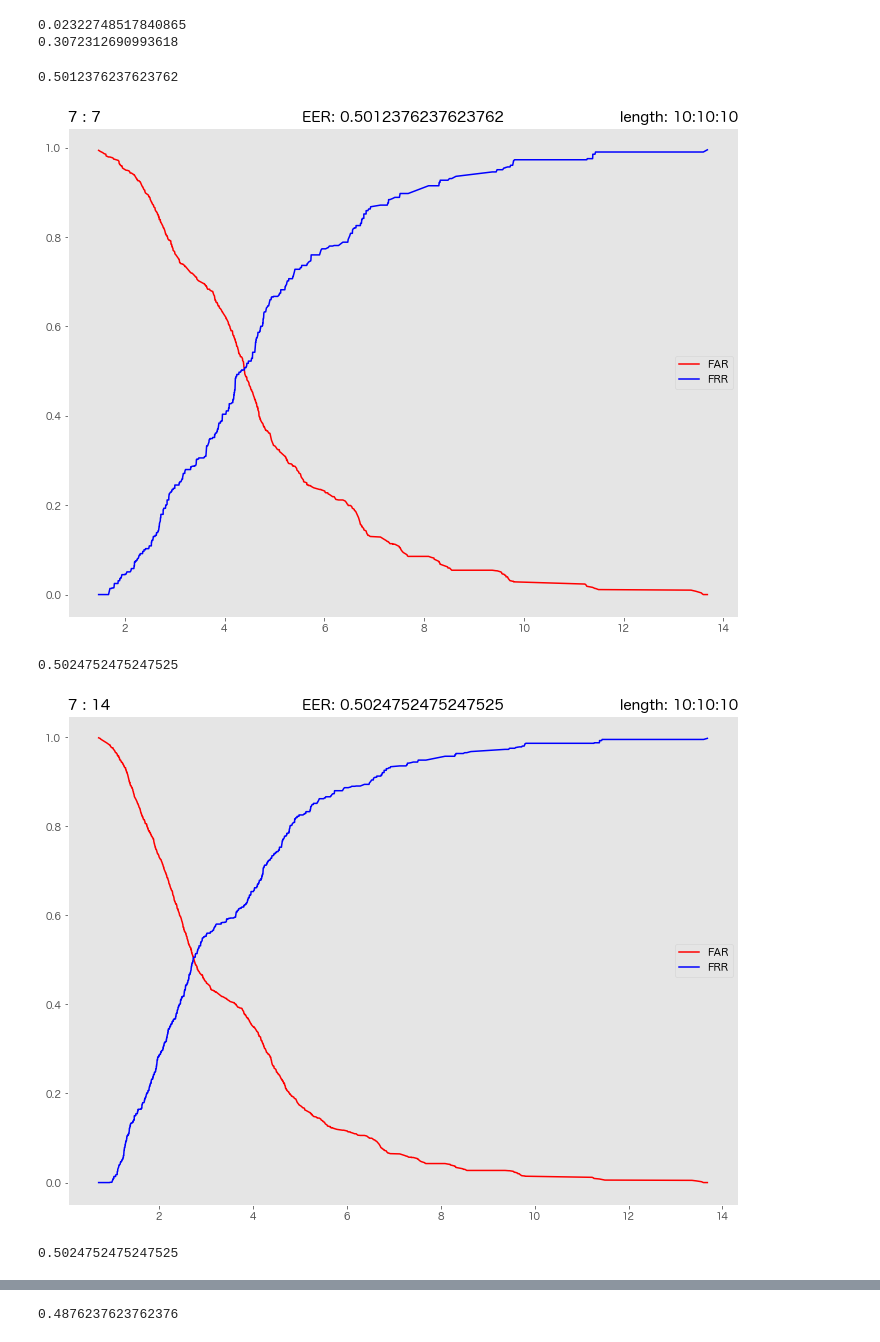
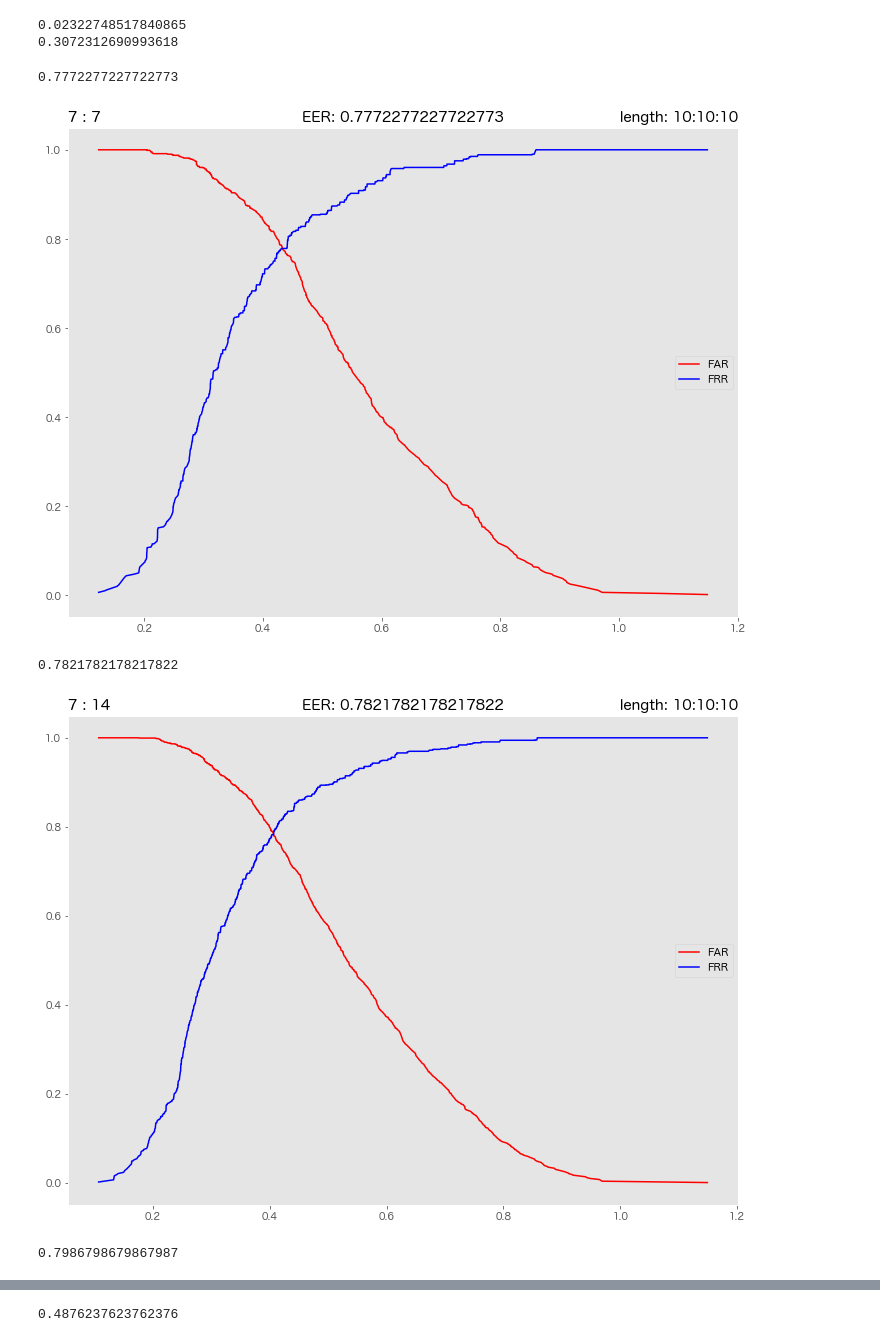
Before and after one commit to Isshin-Py-Sw-La-Me/Portfolio, a Jupyter notebook: Project/bs_13.ipynb, the cells around one changed output, grey strips where cells are left out. Saved outputs shown, nothing was run; the diff lists cells and outputs as text; code cells hidden in the pictures.

```diff
--- a/Project/bs_13.ipynb
+++ b/Project/bs_13.ipynb
@@ -192,7 +194,7 @@ for a in range(len(days)):
                     ]["battery"].copy()
                 )
                 freq_1 = t_T["battery"].value_counts(bins=bins, sort=False)
-                t_T = freq_2 / t_T["battery"].count()
+                t_T = freq_1 / t_T["battery"].count()
 
                 i_Q = pd.DataFrame(
                     data.loc[
@@ -203,37 +205,37 @@ for a in range(len(days)):
                     ]["battery"].copy()
                 )
                 freq_1 = i_Q["battery"].value_counts(bins=bins, sort=False)
                 i_Q = freq_1 / i_Q["battery"].count()
 
-                score_G.append(distance.euclidean(t_T, t_Q))
-                score_I.append(distance.euclidean(t_T, i_Q))
+                score_G.append(distance.euclidean(t_T.values, t_Q.values))
+                score_I.append(distance.euclidean(t_T.values, i_Q.values))
 
         grand_truth = np.concatenate((np.ones(len(score_G)), np.zeros(len(score_I))))
         score = np.concatenate((score_G, score_I))
         far, tpr, threshold = metrics.roc_curve(grand_truth, score)
         auc = metrics.auc(far, tpr)
         frr = 1.0 - tpr
         eer = far[np.where((far - frr) < 0)[0][-1]]
         print(eer)
 
         far_kai = pd.DataFrame(far[1:-1]).copy().set_index(threshold[1:-1])
         frr_kai = pd.DataFrame(frr[1:-1]).copy().set_index(threshold[1:-1])
 
         fig = plt.figure()
         plt.title(f"{diff_day_1} : {diff_day_2}", loc="left")
         plt.title(f"EER: {eer}", loc="center")
         plt.title(f"length: {len(t_T)}:{len(t_Q)}:{len(i_Q)}", loc="right")
 
         plt.plot(far_kai, color="r", label="FAR")
         plt.plot(frr_kai, color="b", label="FRR")
         plt.legend()
         plt.grid()
         plt.show()
 
         fig.savefig(f"../bs_2_results/{diff_day_1}_{diff_day_2}_freq_on.png")
 # %% [output]
-0.5012376237623762
+0.7772277227722773
-[figure, old version]
+[figure, new version]
-0.5024752475247525
+0.7821782178217822
-[figure, old version]
+[figure, new version]
-0.5024752475247525
+0.7986798679867987
```
Also changed, not shown: parts of 2 cells of this notebook, 5 other files.
